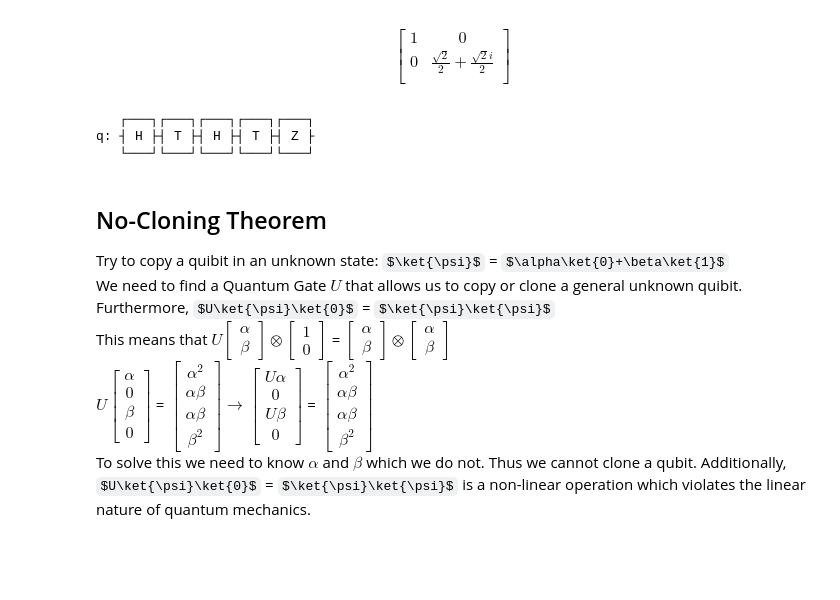
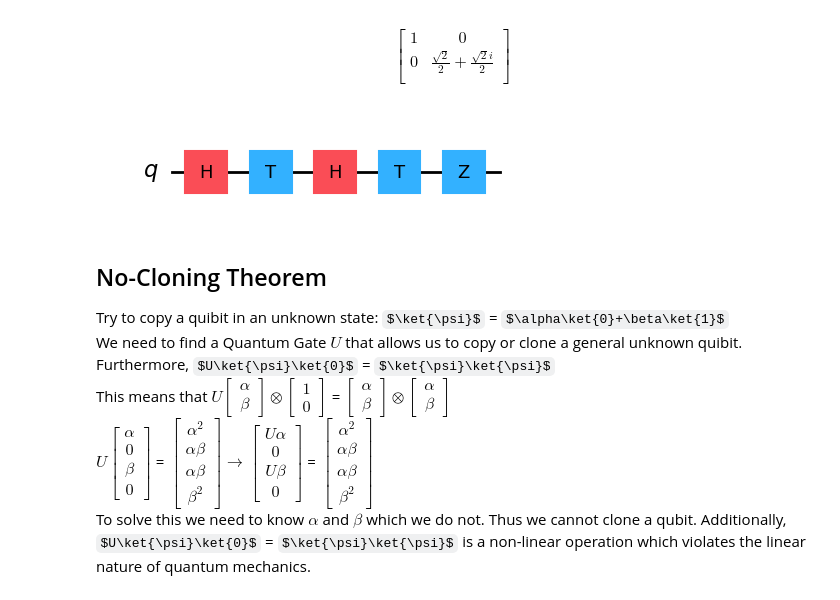
Before and after one commit to Artuk009/QuantumComputing, a Jupyter notebook: Lecture_02.ipynb, the cells around one changed output. Saved outputs shown, nothing was run; the diff lists cells and outputs as text; code cells hidden in the pictures; some formulas as TeX source; blank space fills up the shorter version.

```diff
--- a/Lecture_02.ipynb
+++ b/Lecture_02.ipynb
@@ -216,19 +213,17 @@ $$
 # %%
 # Initialize circuit
 circuit = QuantumCircuit(1)
 
 # Add gates to the circuit
 circuit.h(0)
 circuit.t(0)
 circuit.h(0)
 circuit.t(0)
 circuit.z(0)
 
-circuit.draw()
+circuit.draw("mpl")
 # %% [output]
-   ┌───┐┌───┐┌───┐┌───┐┌───┐
-q: ┤ H ├┤ T ├┤ H ├┤ T ├┤ Z ├
-   └───┘└───┘└───┘└───┘└───┘
+[figure, added]
 # %% [markdown]
 ## No-Cloning Theorem
 Try to copy a quibit in an unknown state:
```
Also changed, not shown: parts of 2 cells of this notebook, 2 other files.
